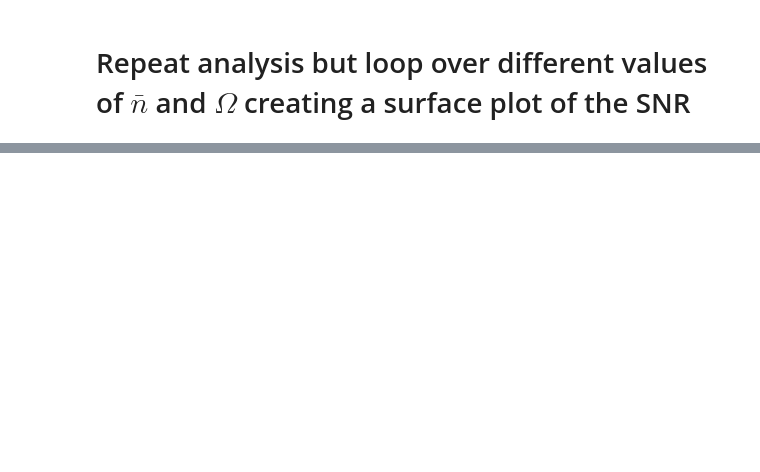
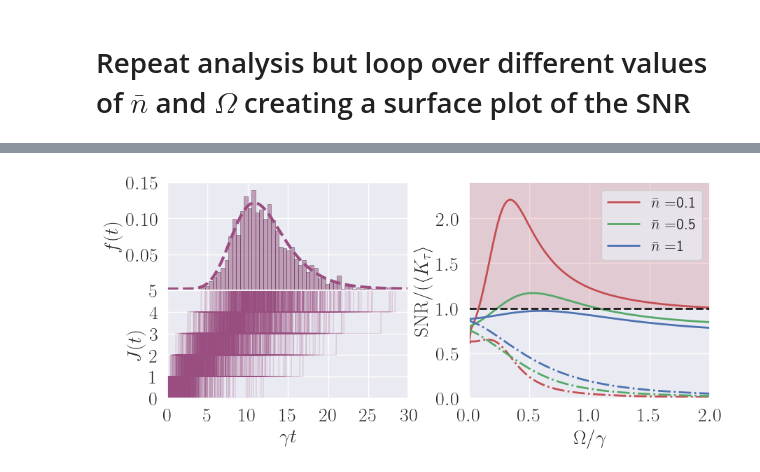
Before and after one commit to mikeal888/First_Passage_Times, a Jupyter notebook: Garrahan_example.ipynb, the cells around one changed output, grey strips where cells are left out. Cells and saved outputs as stored; diff of their text form; code cells hidden in the pictures; blank space fills up the shorter version.

```diff
--- a/Garrahan_example.ipynb
+++ b/Garrahan_example.ipynb
@@ -288,0 +317,53 @@ array([[6.59976319, 6.59976319],
+# %%
+fig = plt.figure(figsize=(10, 4))
+gs = fig.add_gridspec(2, 2)
+ax1 = fig.add_subplot(gs[0, 0])
+
+ax1.plot(t, dGt+0.002, color=color, linestyle='--', linewidth=3, alpha=1)
+ax1.hist(hitting_times, density=True, bins=50, color=color, alpha=0.5, edgecolor='k', linewidth=0.5)
+
+plt.xticks(np.arange(0, tf+5, 5), [], fontsize=20)
+plt.yticks(np.arange(0.05, 0.2, 0.05), fontsize=20)
+ax1.set_ylim(0.0, 0.15)
+ax1.set_xlim(0, tf)
+ax1.set_ylabel(r'$f(t)$', fontsize=20)
+
+ax2 = fig.add_subplot(gs[1, 0])
+
+ax2.plot(ts, J.T, color=color, linestyle='-', linewidth=1, alpha=0.2)
+
+# ax2.set_xticks(np.arange(0, tf+5, 5))
+ax2.set_yticks(np.arange(0, N_cutoff+1, 1))
+plt.xticks(np.arange(0, tf+5, 5), fontsize=20)
+plt.yticks(np.arange(0, N_cutoff+1, 1), fontsize=20)
+ax2.set_ylim(0.0, N_cutoff)
+ax2.set_xlim(0, tf)
+ax2.set_ylabel(r'$J(t)$', fontsize=20)
+ax2.set_xlabel(r'$\gamma t$', fontsize=20)
+
+ax3 = fig.add_subplot(gs[:, 1])
+
+colors = ['r', 'g', 'b']
+
+for i, nbar in enumerate(nbars):
+    ax3.plot(Omegas, ineq1[i], '-', color=colors[i], label=r'$\bar{n} = $'+str(nbar), linewidth=2)
+    ax3.plot(Omegas, ineq2[i], '-.', color=colors[i], linewidth=2)
+
+ax3.hlines(1, 0, Omegas[-1], color='k', linestyle='--', linewidth=2, alpha=1)
+plt.fill_betweenx([1, 3], 0, Omegas[-1], color='r', alpha=0.2)
+plt.xlim(0, Omegas[-1])
+plt.ylim(0, 2.4)
+
+plt.yticks(np.arange(0, 2.5, 0.5), fontsize=20)
+plt.xticks(np.arange(0, 2.5, 0.5), fontsize=20)
+plt.xlabel(r'$\Omega/\gamma$', fontsize=20)
+plt.ylabel(r'${\rm SNR}/(\langle K_{\tau} \rangle $', fontsize=20)
+plt.legend(fontsize=16)
+
+plt.subplots_adjust(wspace=0.25, hspace=0)
+
+plt.show()
+
+fig.savefig('Figures/Garrahan.png', bbox_inches='tight', dpi=200)
+# %% [output]
+[figure, added]
```
Also changed, not shown: parts of 6 cells of this notebook, 3 other files.
